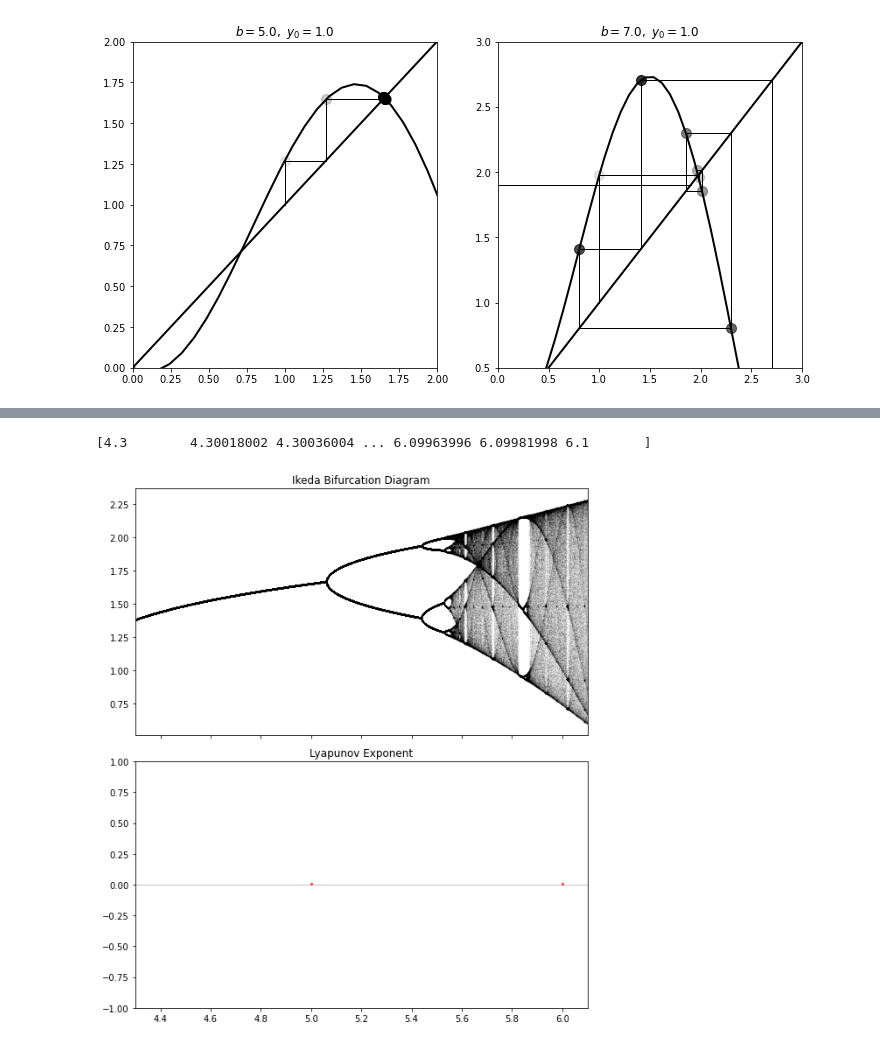
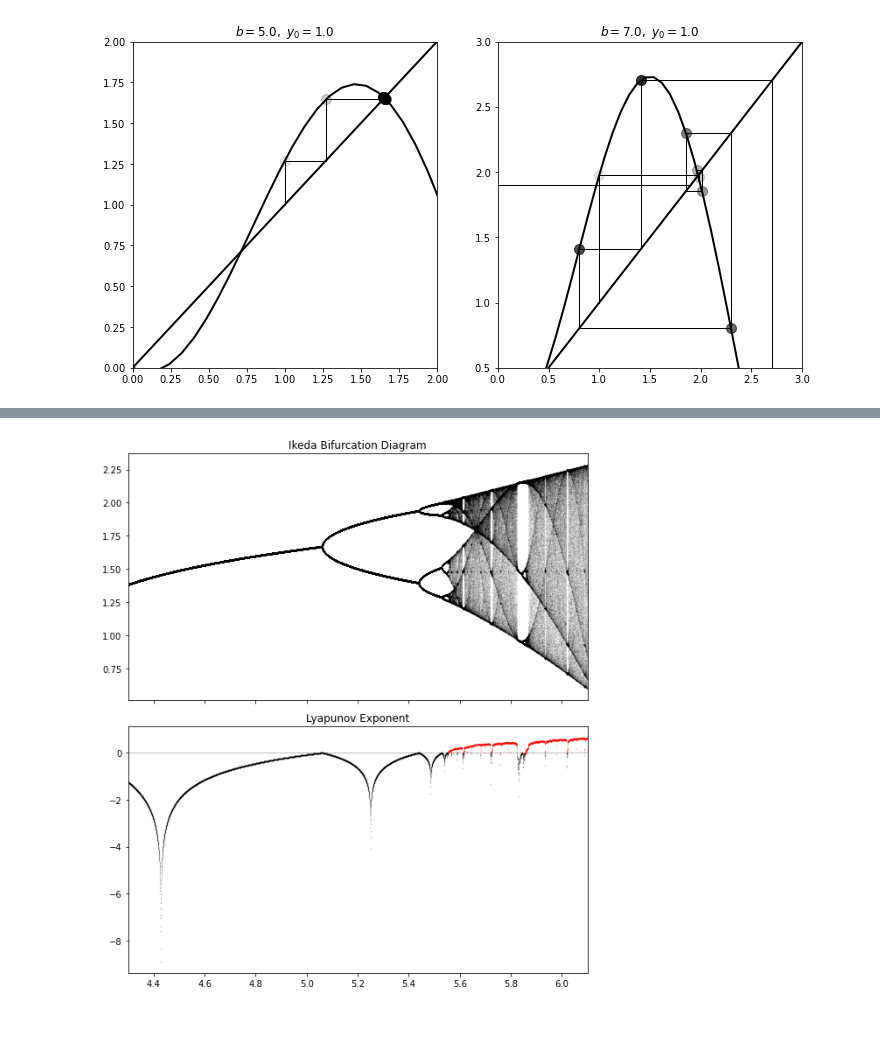
Before and after one commit to ihkim94/Ikeda, a Jupyter notebook: Ikeda_map.ipynb, the cells around one changed output, grey strips where cells are left out. Saved outputs shown, nothing was run; the diff lists cells and outputs as text; code cells hidden in the pictures.

```diff
--- a/Ikeda_map.ipynb
+++ b/Ikeda_map.ipynb
@@ -258,34 +211,36 @@ ikeda_map_scatter()
 # %%
 n = 10000
 b = np.linspace(4.3,6.1,n)
 iterations = 1000
 last = 100
 tau = 2
 y = 1
 lyapunov = np.zeros(n)
 
 fig, (ax1, ax2) = plt.subplots(2, 1, figsize=(8, 9),sharex=True)
 
 for i in range(iterations):
     y = ikeda(b,tau,y)
     lyapunov += np.log(abs(b/2*np.sin(2*y)-1/2))
     if i >= (iterations-last):
         ax1.plot(b,y,'.k', alpha=.25,ms=0.1)
 ax1.set_xlim(4.3,6.1)
 ax1.set_title("Ikeda Bifurcation Diagram")
 
 ax2.axhline(0, color='k', lw=0.5, alpha=0.5)
-ax2.plot(b[lyapunov < 0]/iterations, '.k', alpha=0.5,ms=0.5)
-ax2.plot(b[lyapunov >= 0]/iterations, '.r', alpha=0.5,ms=5)
+
+
+ax2.plot(b[lyapunov/iterations<0],lyapunov[lyapunov/iterations<0]/iterations, '.k', alpha=0.5,ms=0.5)
+
+ax2.plot(b[lyapunov/iterations>=0],lyapunov[lyapunov/iterations>=0]/iterations, '.r', alpha=0.5,ms=0.5)
+
 
 ax2.set_xlim(4.3,6.1)
-ax2.set_ylim(-1,1)
+
 ax2.set_title("Lyapunov Exponent")
 plt.tight_layout()
-print(b)
 # %% [output]
-[4.3        4.30018002 4.30036004 ... 6.09963996 6.09981998 6.1       ]
-[figure, old version]
+[figure, new version]
 # %%
 import math
 
```
Also changed, not shown: parts of 10 cells of this notebook.
